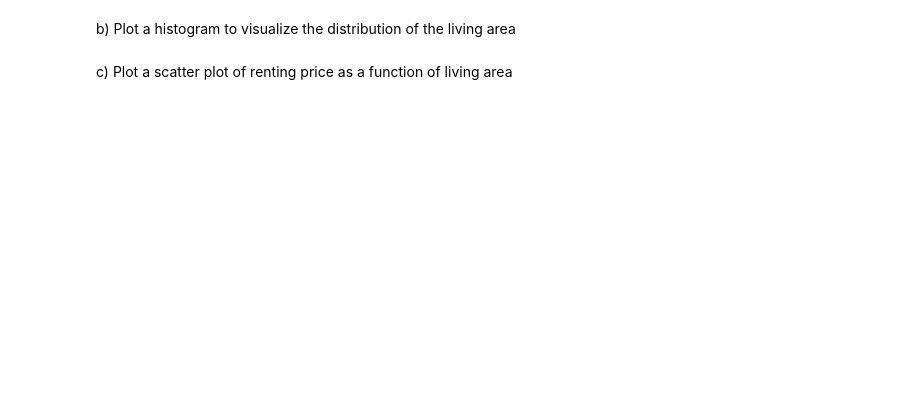
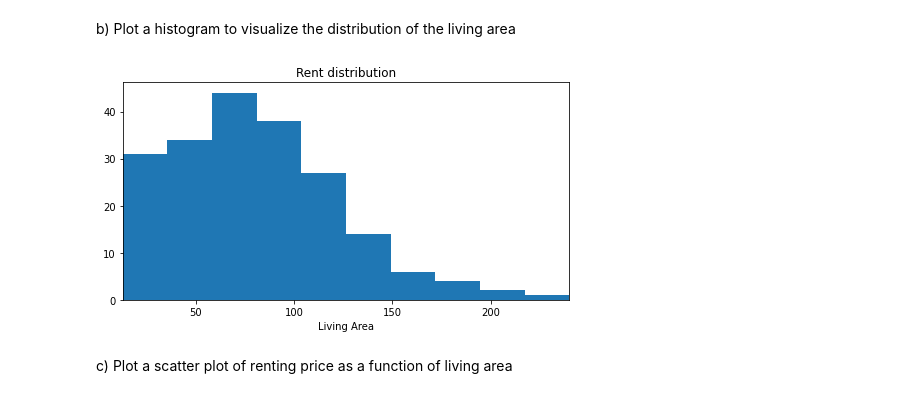
Before and after one commit to MatthiasEg/MSE_DeLearn, a Jupyter notebook: SW01/linear_regression/linear-regression-stud.ipynb, the cells around one changed output. Saved outputs shown, nothing was run; the diff lists cells and outputs as text; code cells hidden in the pictures; blank space fills up the shorter version.

```diff
--- a/SW01/linear_regression/linear-regression-stud.ipynb
+++ b/SW01/linear_regression/linear-regression-stud.ipynb
@@ -42,7 +54,14 @@ plt.show()
 # %% [markdown]
 b) Plot a histogram to visualize the distribution of the living area
 # %%
-# Your code here
+plt.figure(1, figsize=(8, 4))
+plt.hist(dataset.living_area.values)
+plt.xlabel("Living Area")
+plt.title("Rent distribution")
+plt.xlim(np.min(dataset.living_area.values), np.max(dataset.living_area.values))
+plt.show()
+# %% [output]
+[figure, added]
 # %% [markdown]
 c) Plot a scatter plot of renting price as a function of living area
 # %%
```
Also changed, not shown: parts of 9 cells of this notebook.
